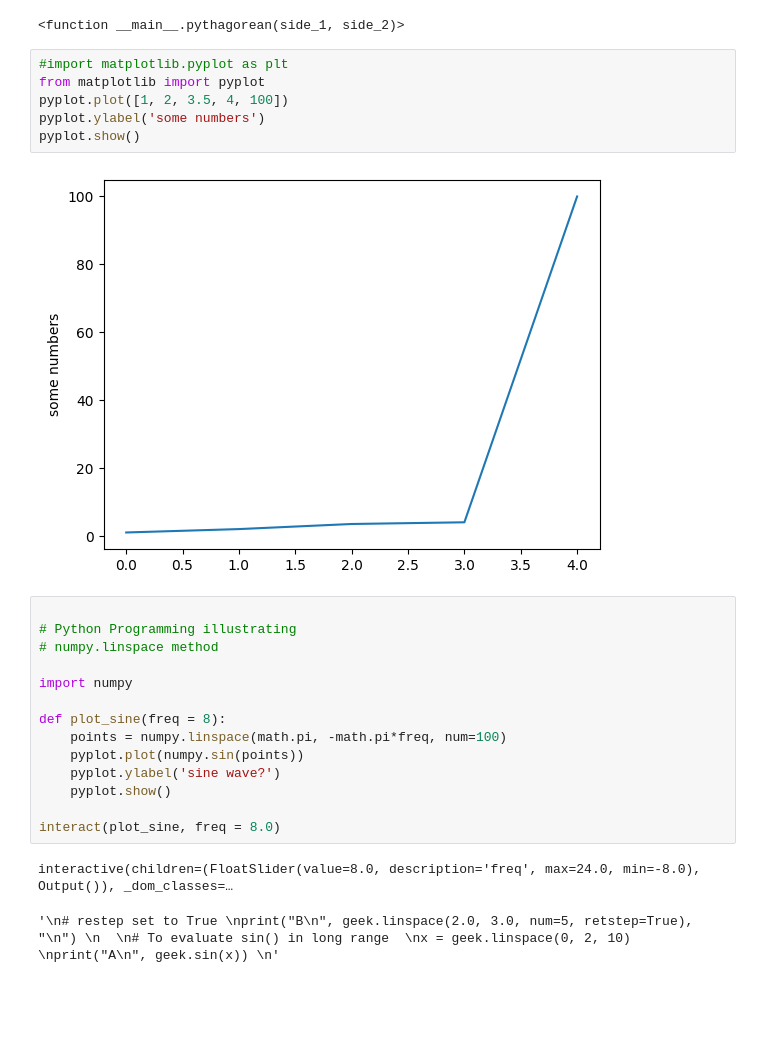
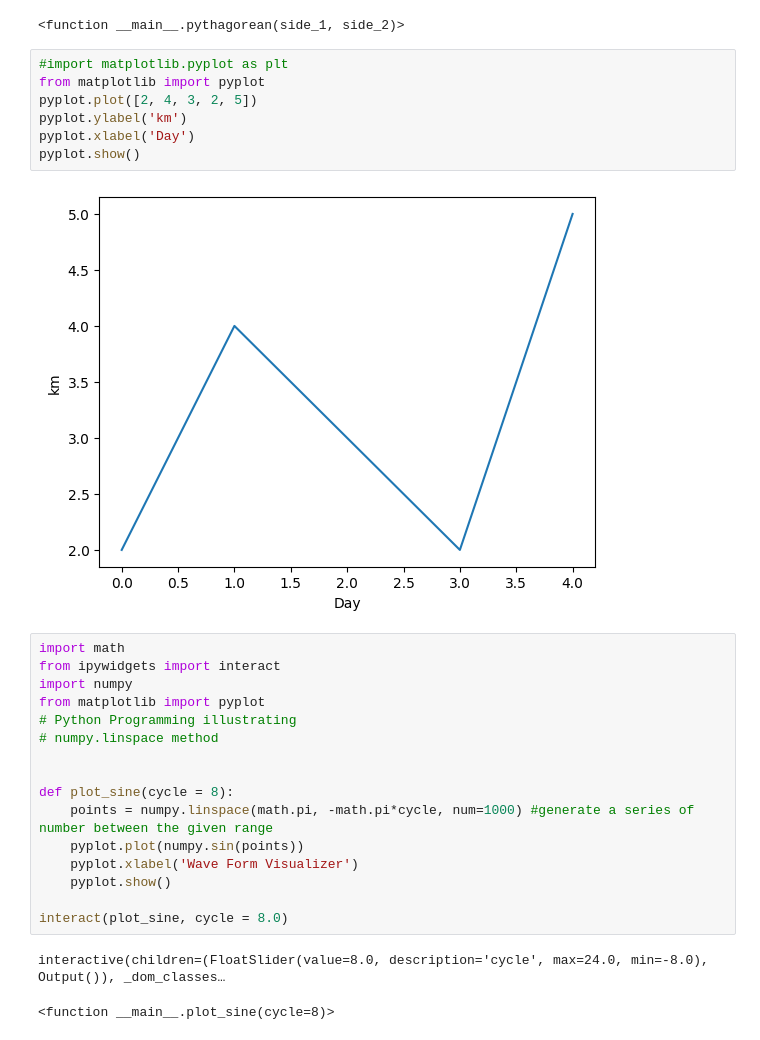
Before and after one commit to hamletnscc/prog5015_20240909, a Jupyter notebook: prog5015Week1.ipynb, the cells around one changed output. Saved outputs shown, nothing was run; the diff lists cells and outputs as text; blank space fills up the shorter version.

```diff
--- a/prog5015Week1.ipynb
+++ b/prog5015Week1.ipynb
@@ -152,26 +152,29 @@ interactive(children=(Text(value='1.0', description='side_1'), Text(value='1.0',
 # %%
 #import matplotlib.pyplot as plt
 from matplotlib import pyplot
-pyplot.plot([1, 2, 3.5, 4, 100])
-pyplot.ylabel('some numbers')
+pyplot.plot([2, 4, 3, 2, 5])
+pyplot.ylabel('km')
+pyplot.xlabel('Day')
 pyplot.show()
 # %% [output]
-[figure, old version]
+[figure, new version]
 # %%
-
+import math
+from ipywidgets import interact
+import numpy
+from matplotlib import pyplot
 # Python Programming illustrating
 # numpy.linspace method
 
-import numpy
 
-def plot_sine(freq = 8):
-    points = numpy.linspace(math.pi, -math.pi*freq, num=100)
+def plot_sine(cycle = 8):
+    points = numpy.linspace(math.pi, -math.pi*cycle, num=1000) #generate a series of number between the given range
     pyplot.plot(numpy.sin(points))
-    pyplot.ylabel('sine wave?')
+    pyplot.xlabel('Wave Form Visualizer')
     pyplot.show()
 
-interact(plot_sine, freq = 8.0)
+interact(plot_sine, cycle = 8.0)
 # %% [output]
-interactive(children=(FloatSlider(value=8.0, description='freq', max=24.0, min=-8.0), Output()), _dom_classes=…
+interactive(children=(FloatSlider(value=8.0, description='cycle', max=24.0, min=-8.0), Output()), _dom_classes…
-'\n# restep set to True \nprint("B\n", geek.linspace(2.0, 3.0, num=5, retstep=True), "\n") \n  \n# To evaluate sin() in long range  \nx = geek.linspace(0, 2, 10) \nprint("A\n", geek.sin(x)) \n'
+<function __main__.plot_sine(cycle=8)>
 # %%
```
Also changed, not shown: parts of 2 cells of this notebook.
